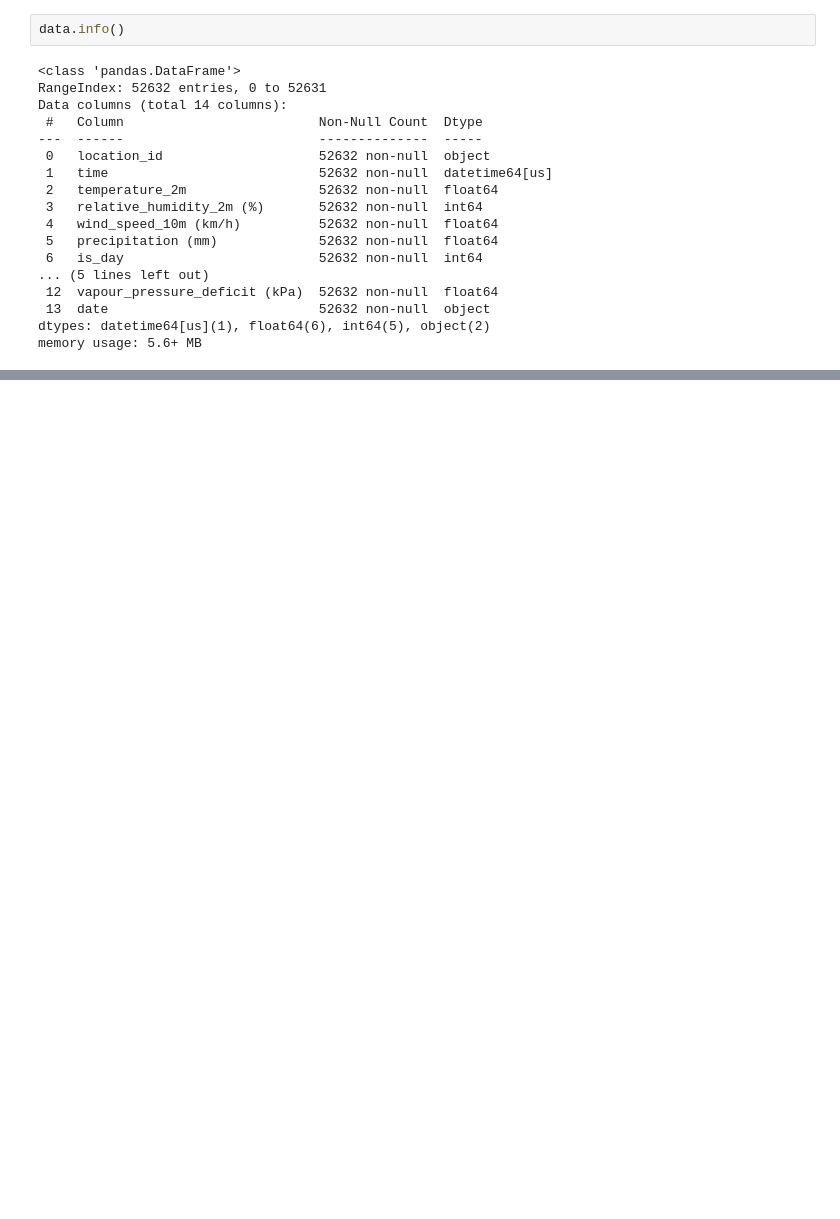
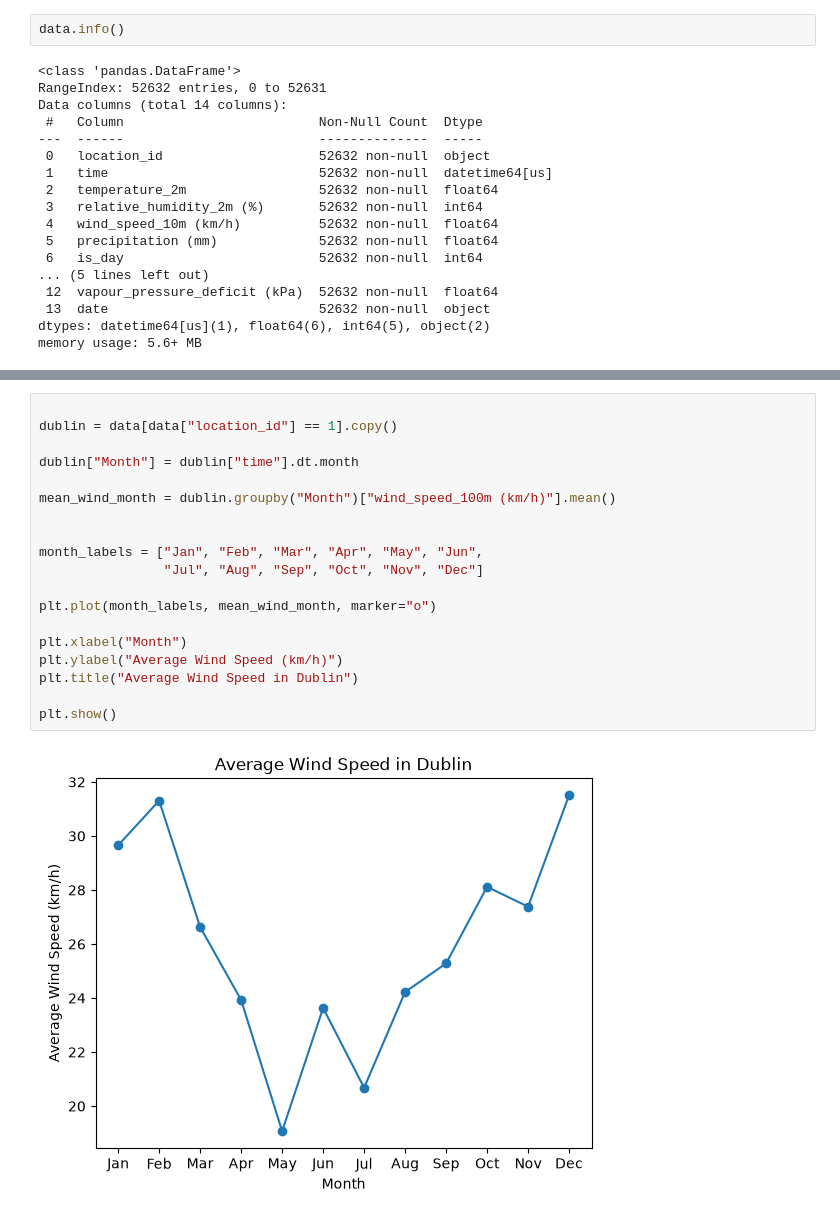
Before and after one commit to blairSmcc03/SCD_Online_Work_Experience, a Jupyter notebook: wind_weather_analysis.ipynb, the cells around one changed output, grey strips where cells are left out. Cells and saved outputs as stored; diff of their text form; blank space fills up the shorter version.

```diff
--- a/wind_weather_analysis.ipynb
+++ b/wind_weather_analysis.ipynb
@@ -65,0 +152,21 @@ memory usage: 5.6+ MB
+# %%
+
+dublin = data[data["location_id"] == 1].copy()
+
+dublin["Month"] = dublin["time"].dt.month
+
+mean_wind_month = dublin.groupby("Month")["wind_speed_100m (km/h)"].mean()
+
+
+month_labels = ["Jan", "Feb", "Mar", "Apr", "May", "Jun",
+                "Jul", "Aug", "Sep", "Oct", "Nov", "Dec"]
+
+plt.plot(month_labels, mean_wind_month, marker="o")
+
+plt.xlabel("Month")
+plt.ylabel("Average Wind Speed (km/h)")
+plt.title("Average Wind Speed in Dublin")
+
+plt.show()
+# %% [output]
+[figure, added]
```
Also changed, not shown: parts of 12 cells of this notebook.
